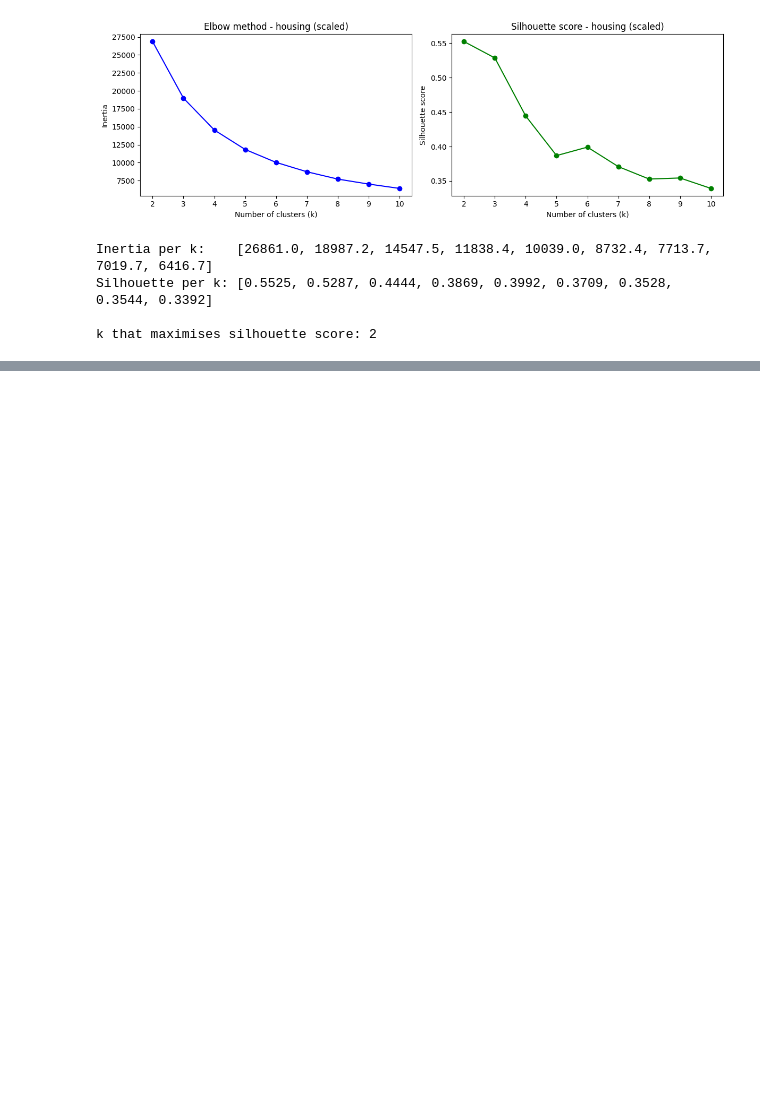
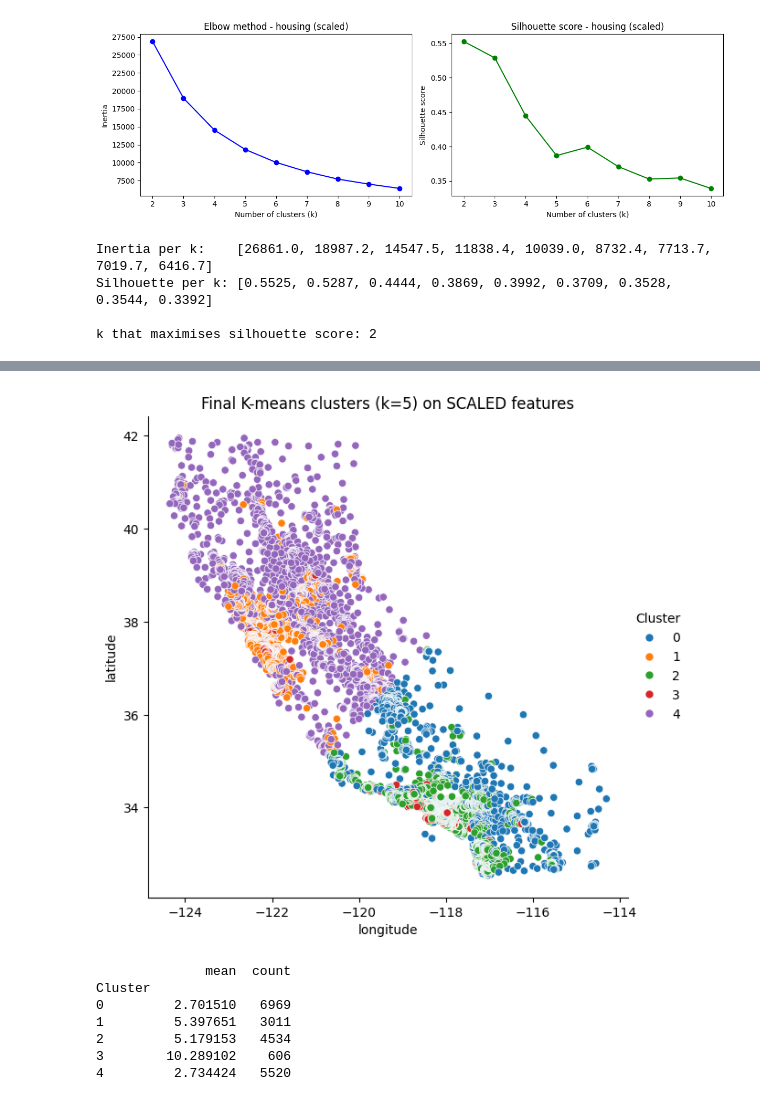
Before and after one commit to arbazshah52/Individual-Machine-Learning, a Jupyter notebook: Kapital6/Kapital6kod.ipynb, the cells around one changed output, grey strips where cells are left out. Cells and saved outputs as stored; diff of their text form; code cells hidden in the pictures; blank space fills up the shorter version.

```diff
--- a/Kapital6/Kapital6kod.ipynb
+++ b/Kapital6/Kapital6kod.ipynb
@@ -152,0 +155,23 @@ k that maximises silhouette score: 2
+# %%
+FINAL_K_HOUSING = 5
+
+kmeans_final_housing = KMeans(n_clusters=FINAL_K_HOUSING, random_state=RANDOM_STATE, n_init=10)
+X_features["Cluster"] = kmeans_final_housing.fit_predict(X_scaled)
+X_features["Cluster"] = X_features["Cluster"].astype("category")
+
+sns.relplot(
+    x="longitude", y="latitude", hue="Cluster", data=X_features, height=6, palette="tab10",
+)
+plt.title(f"Final K-means clusters (k={FINAL_K_HOUSING}) on SCALED features")
+plt.show()
+
+print(X_features.groupby("Cluster", observed=True)["median_income"].agg(["mean", "count"]))
+# %% [output]
+[figure, added]
+              mean  count
+Cluster
+0         2.701510   6969
+1         5.397651   3011
+2         5.179153   4534
+3        10.289102    606
+4         2.734424   5520
```
Also changed, not shown: parts of 2 cells of this notebook.
